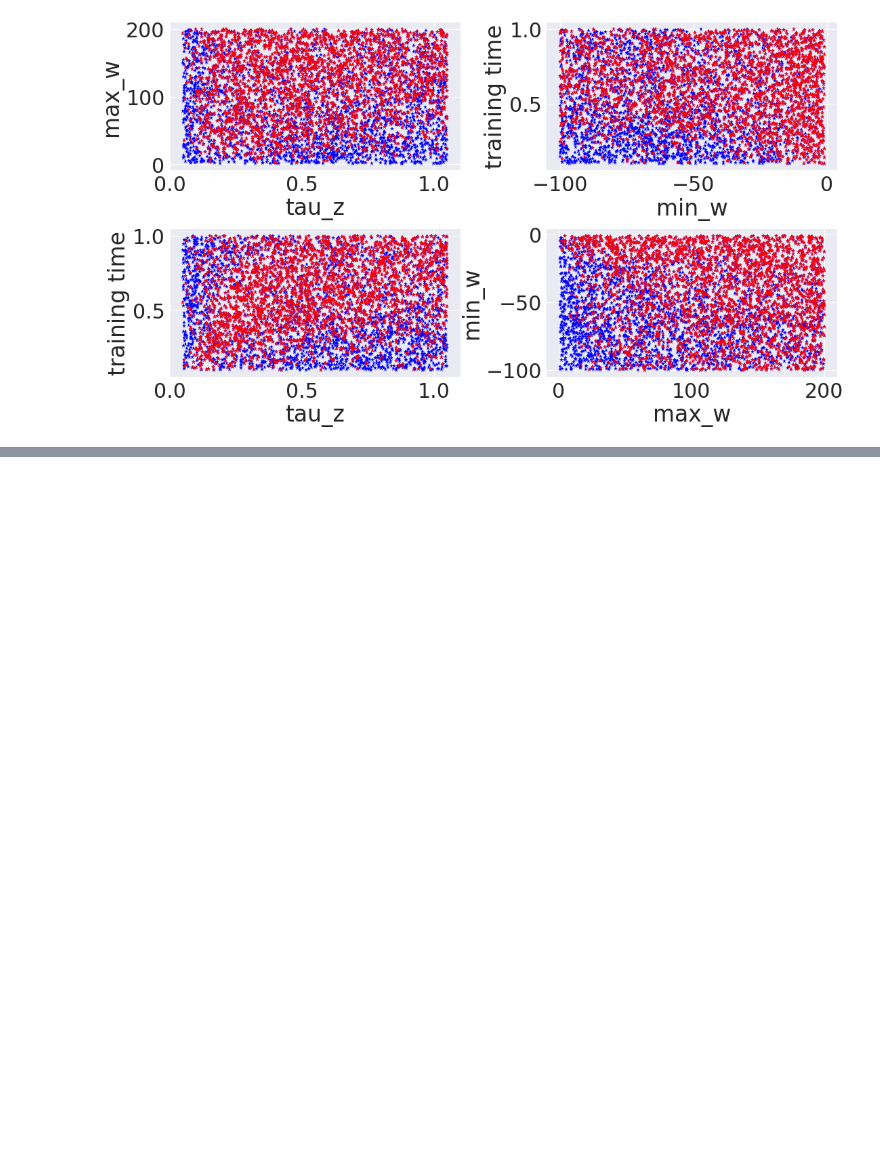
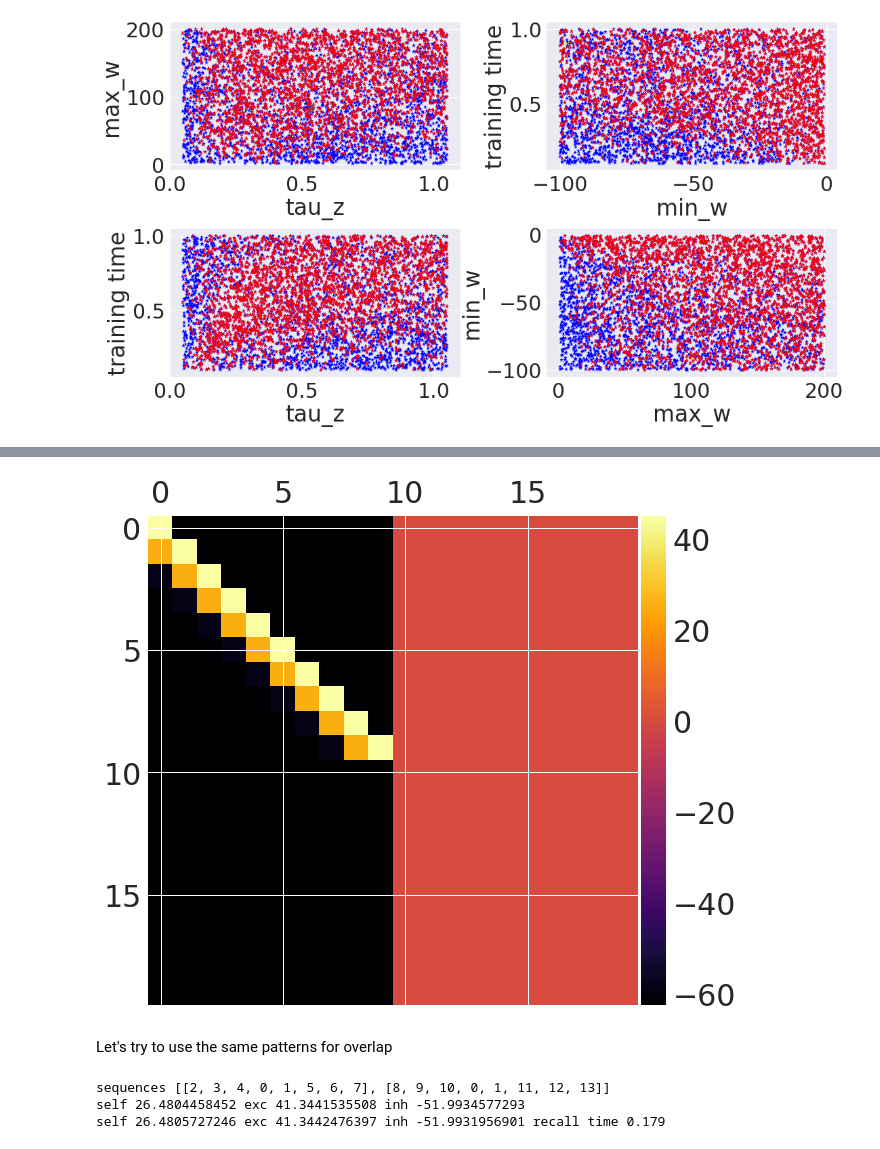
Before and after one commit to h-mayorquin/firing_rate_sequences, a Jupyter notebook: notebooks/2017-11-28(Analysis of Domain with recall time).ipynb, the cells around one changed output, grey strips where cells are left out. Saved outputs shown, nothing was run; the diff lists cells and outputs as text; code cells hidden in the pictures; blank space fills up the shorter version.

```diff
--- a/notebooks/2017-11-28(Analysis of Domain with recall time).ipynb
+++ b/notebooks/2017-11-28(Analysis of Domain with recall time).ipynb
@@ -543,0 +675,72 @@ ax4.set_ylabel('min_w');
+# %%
+fig = plt.figure()
+ax = fig.add_subplot(111)
+
+norm = matplotlib.colors.Normalize(0, 2)
+cmap = matplotlib.cm.inferno
+
+im = ax.matshow(w, cmap=cmap)
+divider = make_axes_locatable(ax)
+cax = divider.append_axes('right', size='5%', pad=0.05)
+fig.colorbar(im, cax=cax);
+# %% [output]
+[figure, added]
+# %% [markdown]
+Let's try to use the same patterns for overlap
+# %%
+x = X[small_domain_and_correct, :]
+Y = y[small_domain_and_correct, :]
+index = 50
+
+
+N = 20
+number_of_sequences = 2
+half_width = 3
+units_to_overload = [0, 1]
+sequences = create_sequence_chain(number_of_sequences, half_width, units_to_overload)
+print('sequences', sequences)
+
+tau_z = 0.150
+
+
+inter_sequence_time = 1.000
+dt = 0.001
+epochs = 4
+tau_z_post = 0.005
+tau_w = 0.100
+
+
+G = 100.0
+tau_m = 0.010
+I_cue = 0
+I_end= 5
+
+dt = 0.001
+
+threshold = 0.5
+tau_z = x[index, 0]
+max_w = x[index, 1]
+min_w = x[index, 2]
+training_time = x[index, 3]
+T_cue = tau_z
+
+pattern = 3
+pattern_from = 2
+recall_times = []
+dic = train_network(N, dt, training_time, inter_sequence_time, sequences, tau_z,
+                    tau_z_post, tau_w, epochs=epochs, max_w=max_w, min_w=min_w, save_w_history=False,
+                    pre_rule=False)
+
+w = dic['w']
+
+
+self = w[pattern, pattern]
+exc = w[pattern, pattern_from]
+inh = w[pattern_from, pattern]
+
+print('self', self, 'exc', exc, 'inh', inh)
+print('self', Y[index, 0], 'exc', Y[index, 1], 'inh', Y[index, 2], 'recall time', Y[index, 3])
+# %% [output]
+sequences [[2, 3, 4, 0, 1, 5, 6, 7], [8, 9, 10, 0, 1, 11, 12, 13]]
+self 26.4804458452 exc 41.3441535508 inh -51.9934577293
+self 26.4805727246 exc 41.3442476397 inh -51.9931956901 recall time 0.179
```
Also changed, not shown: parts of 19 cells of this notebook, 3 other files.
